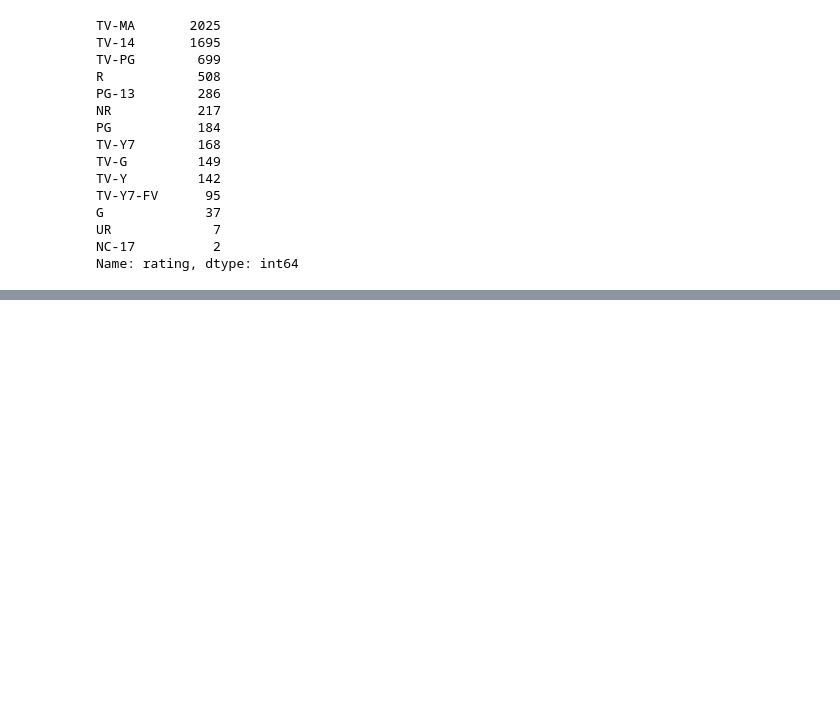
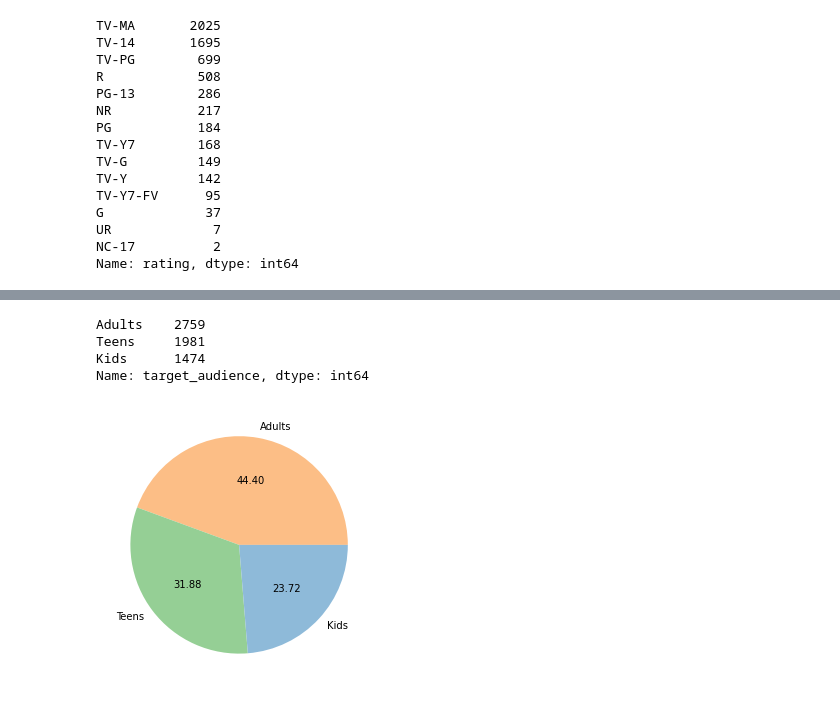
Before and after one commit to HeptaDecane/Hons.DSV, a Jupyter notebook: A06/notebook.ipynb, the cells around one changed output, grey strips where cells are left out. Drawn from its saved outputs; the diff is of its cells as text; code cells hidden in the pictures; blank space fills up the shorter version.

```diff
--- a/A06/notebook.ipynb
+++ b/A06/notebook.ipynb
@@ -121,0 +221,10 @@ Name: type, dtype: int64
+# %%
+plt.figure(figsize=(5,5))
+plt.pie(df['target_audience'].value_counts(),labels=['Adults','Teens','Kids'],colors=['#fcbe86','#95cf95','#8ebad9'],autopct='%.2f')
+print(df['target_audience'].value_counts())
+# %% [output]
+Adults    2759
+Teens     1981
+Kids      1474
+Name: target_audience, dtype: int64
+[figure, added]
```
Also changed, not shown: parts of 25 cells of this notebook.
